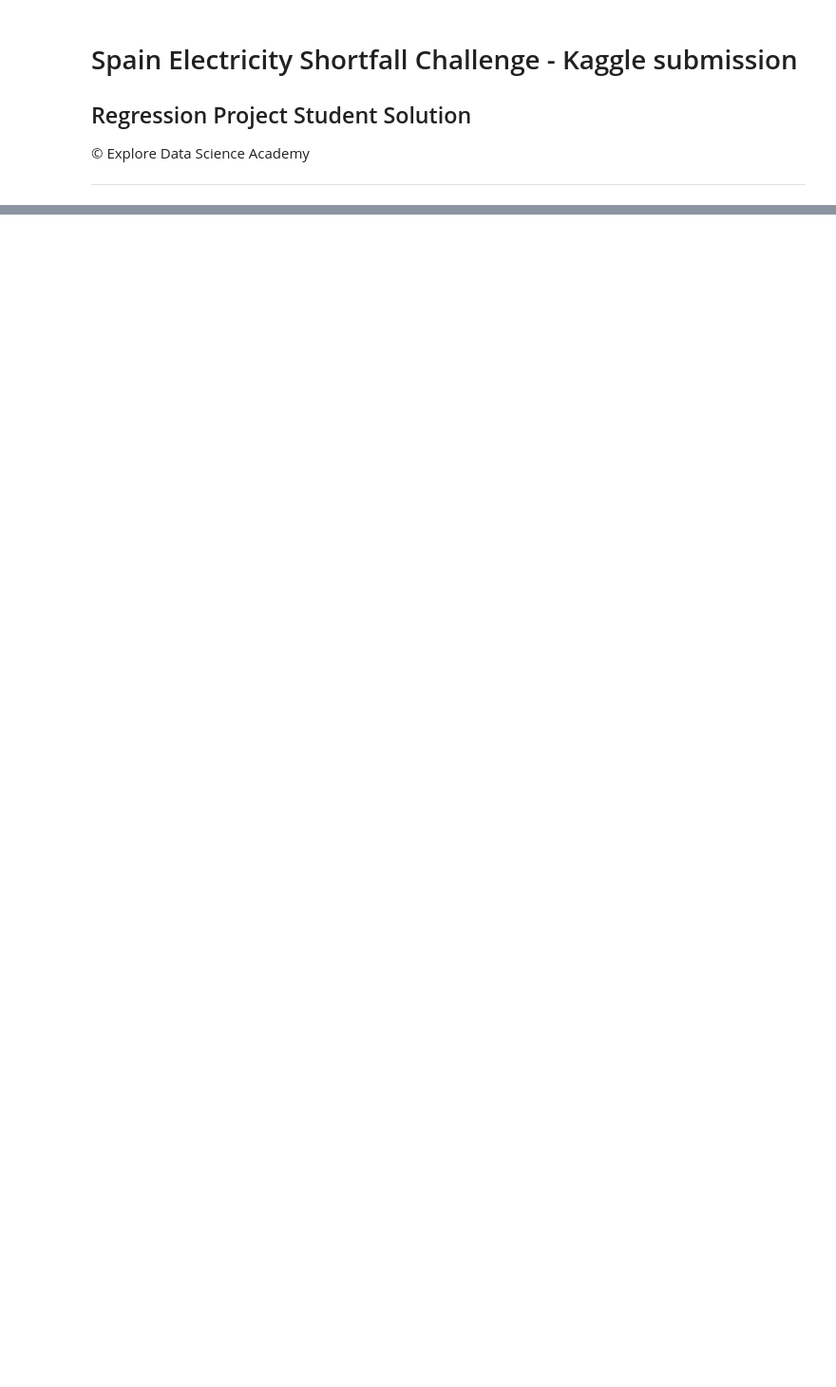
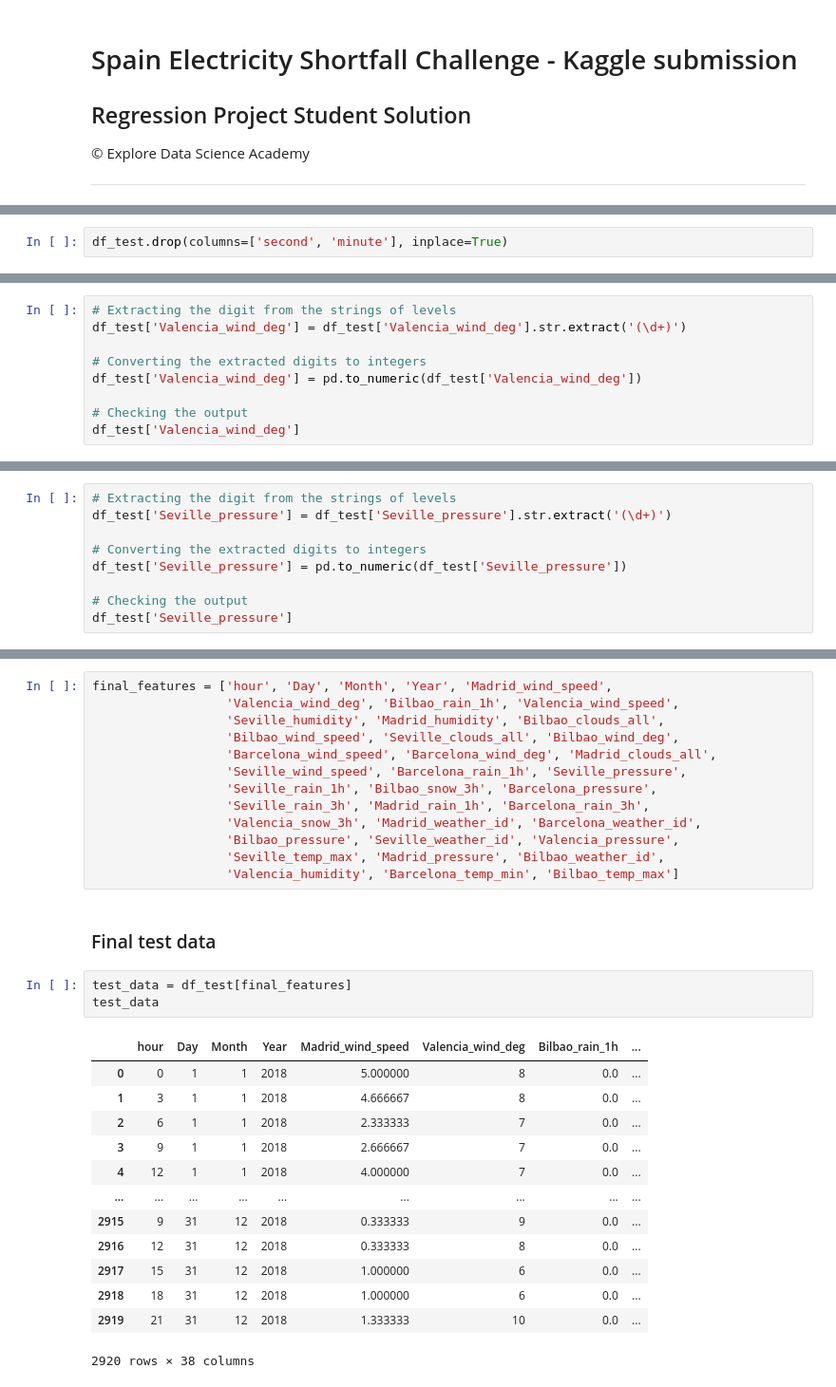
Before and after one commit to YinkaOlusola/Energy_Demand_Shortfall_Prediction-Advanced_Regression, a Jupyter notebook: Kaggle_submission_notebook.ipynb, the cells around one changed output, grey strips where cells are left out. Shown at 95% size. Drawn from its saved outputs; the diff is of its cells as text; blank space fills up the shorter version.

```diff
--- a/Kaggle_submission_notebook.ipynb
+++ b/Kaggle_submission_notebook.ipynb
@@ -44,0 +139,2 @@ predicted_y.head()
+# %%
+df_test.drop(columns=['second', 'minute'], inplace=True)
@@ -44,0 +143,9 @@ predicted_y.head()
+# %%
+# Extracting the digit from the strings of levels
+df_test['Valencia_wind_deg'] = df_test['Valencia_wind_deg'].str.extract('(\d+)')
+
+# Converting the extracted digits to integers
+df_test['Valencia_wind_deg'] = pd.to_numeric(df_test['Valencia_wind_deg'])
+
+# Checking the output
+df_test['Valencia_wind_deg']
@@ -44,0 +169,9 @@ predicted_y.head()
+# %%
+# Extracting the digit from the strings of levels
+df_test['Seville_pressure'] = df_test['Seville_pressure'].str.extract('(\d+)')
+
+# Converting the extracted digits to integers
+df_test['Seville_pressure'] = pd.to_numeric(df_test['Seville_pressure'])
+
+# Checking the output
+df_test['Seville_pressure']
@@ -44,0 +197,32 @@ predicted_y.head()
+# %%
+final_features = ['hour', 'Day', 'Month', 'Year', 'Madrid_wind_speed',
+                  'Valencia_wind_deg', 'Bilbao_rain_1h', 'Valencia_wind_speed',
+                  'Seville_humidity', 'Madrid_humidity', 'Bilbao_clouds_all',
+                  'Bilbao_wind_speed', 'Seville_clouds_all', 'Bilbao_wind_deg',
+                  'Barcelona_wind_speed', 'Barcelona_wind_deg', 'Madrid_clouds_all',
+                  'Seville_wind_speed', 'Barcelona_rain_1h', 'Seville_pressure',
+                  'Seville_rain_1h', 'Bilbao_snow_3h', 'Barcelona_pressure',
+                  'Seville_rain_3h', 'Madrid_rain_1h', 'Barcelona_rain_3h',
+                  'Valencia_snow_3h', 'Madrid_weather_id', 'Barcelona_weather_id',
+                  'Bilbao_pressure', 'Seville_weather_id', 'Valencia_pressure',
+                  'Seville_temp_max', 'Madrid_pressure', 'Bilbao_weather_id',
+                  'Valencia_humidity', 'Barcelona_temp_min', 'Bilbao_temp_max']
+# %% [markdown]
+### Final test data
+# %%
+test_data = df_test[final_features]
+test_data
+# %% [output]
+|  | hour | Day | Month | Year | Madrid_wind_speed | Valencia_wind_deg | Bilbao_rain_1h | ... |
+| 0 | 0 | 1 | 1 | 2018 | 5.000000 | 8 | 0.0 | ... |
+| 1 | 3 | 1 | 1 | 2018 | 4.666667 | 8 | 0.0 | ... |
+| 2 | 6 | 1 | 1 | 2018 | 2.333333 | 7 | 0.0 | ... |
+| 3 | 9 | 1 | 1 | 2018 | 2.666667 | 7 | 0.0 | ... |
+| 4 | 12 | 1 | 1 | 2018 | 4.000000 | 7 | 0.0 | ... |
+| ... | ... | ... | ... | ... | ... | ... | ... | ... |
+| 2915 | 9 | 31 | 12 | 2018 | 0.333333 | 9 | 0.0 | ... |
+| 2916 | 12 | 31 | 12 | 2018 | 0.333333 | 8 | 0.0 | ... |
+| 2917 | 15 | 31 | 12 | 2018 | 1.000000 | 6 | 0.0 | ... |
+| 2918 | 18 | 31 | 12 | 2018 | 1.000000 | 6 | 0.0 | ... |
+| 2919 | 21 | 31 | 12 | 2018 | 1.333333 | 10 | 0.0 | ... |
+2920 rows × 38 columns
```
Also changed, not shown: parts of 28 cells of this notebook, 4 other files.
